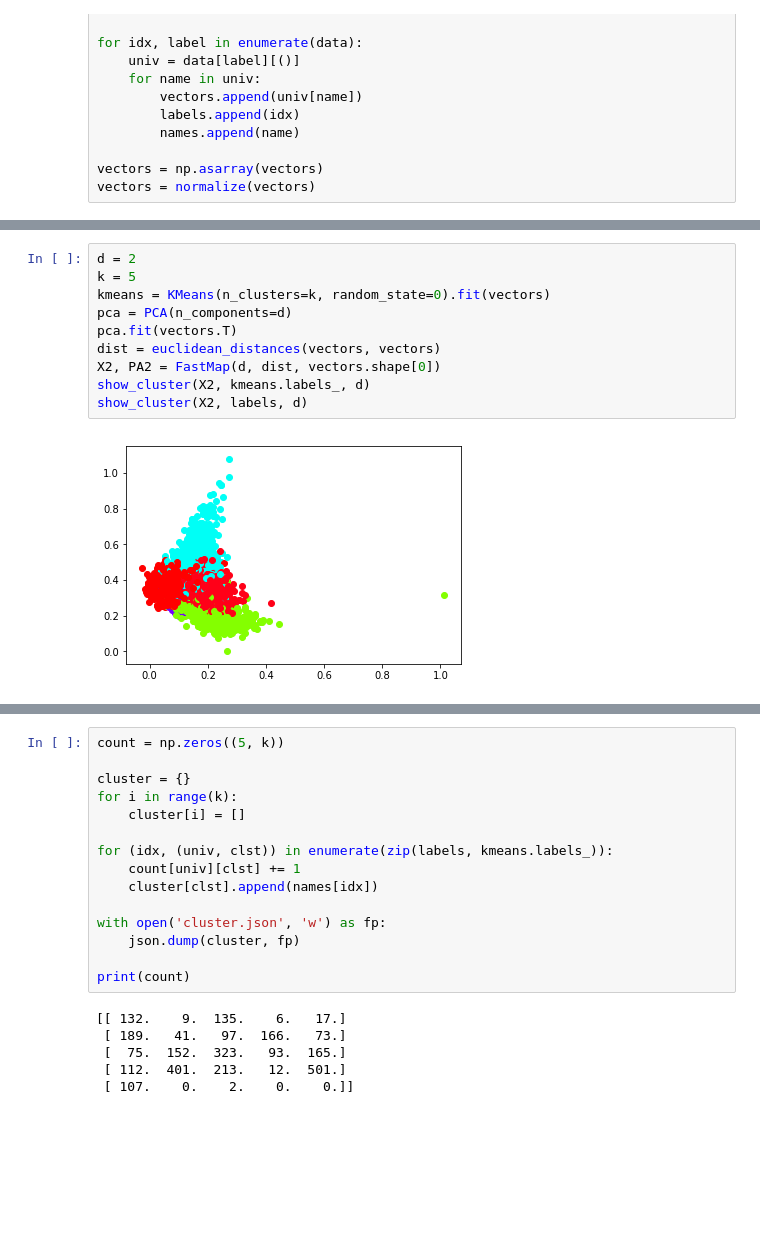
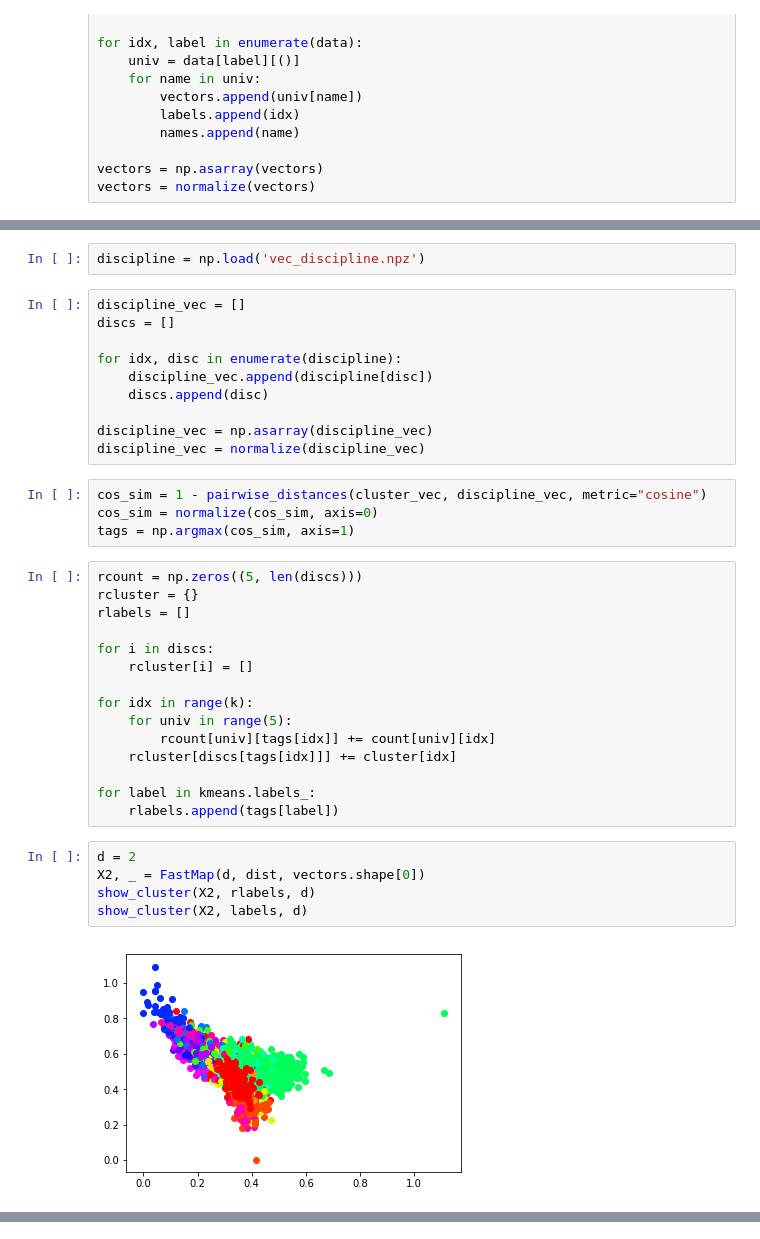
Before and after one commit to wuhao21/15688_project, a Jupyter notebook: Clustering.ipynb, the cells around one changed output, grey strips where cells are left out. Drawn from its saved outputs; the diff is of its cells as text; blank space fills up the shorter version.

Commit message:
Added cluster cross labeling using cosine similarity with discipline documents.

```diff
--- a/Clustering.ipynb
+++ b/Clustering.ipynb
@@ -25,12 +49,38 @@ vectors = normalize(vectors)
+# %%
+discipline = np.load('vec_discipline.npz')
+# %%
+discipline_vec = []
+discs = []
+
+for idx, disc in enumerate(discipline):
+    discipline_vec.append(discipline[disc])
+    discs.append(disc)
+
+discipline_vec = np.asarray(discipline_vec)
+discipline_vec = normalize(discipline_vec)
+# %%
+cos_sim = 1 - pairwise_distances(cluster_vec, discipline_vec, metric="cosine")
+cos_sim = normalize(cos_sim, axis=0)
+tags = np.argmax(cos_sim, axis=1)
+# %%
+rcount = np.zeros((5, len(discs)))
+rcluster = {}
+rlabels = []
+
+for i in discs:
+    rcluster[i] = []
+
+for idx in range(k):
+    for univ in range(5):
+        rcount[univ][tags[idx]] += count[univ][idx]
+    rcluster[discs[tags[idx]]] += cluster[idx]
+
+for label in kmeans.labels_:
+    rlabels.append(tags[label])
 # %%
 d = 2
-k = 5
-kmeans = KMeans(n_clusters=k, random_state=0).fit(vectors)
-pca = PCA(n_components=d)
-pca.fit(vectors.T)
-dist = euclidean_distances(vectors, vectors)
-X2, PA2 = FastMap(d, dist, vectors.shape[0])
-show_cluster(X2, kmeans.labels_, d)
+X2, _ = FastMap(d, dist, vectors.shape[0])
+show_cluster(X2, rlabels, d)
 show_cluster(X2, labels, d)
 # %% [output]
-[figure, old version]
+[figure, new version]
@@ -38,21 +87,0 @@ show_cluster(X2, labels, d)
-# %%
-count = np.zeros((5, k))
-
-cluster = {}
-for i in range(k):
-    cluster[i] = []
-
-for (idx, (univ, clst)) in enumerate(zip(labels, kmeans.labels_)):
-    count[univ][clst] += 1
-    cluster[clst].append(names[idx])
-
-with open('cluster.json', 'w') as fp:
-    json.dump(cluster, fp)
-
-print(count)
-# %% [output]
-[[ 132.    9.  135.    6.   17.]
- [ 189.   41.   97.  166.   73.]
- [  75.  152.  323.   93.  165.]
- [ 112.  401.  213.   12.  501.]
- [ 107.    0.    2.    0.    0.]]
```
Also changed, not shown: parts of 6 cells of this notebook, 3 other files.
